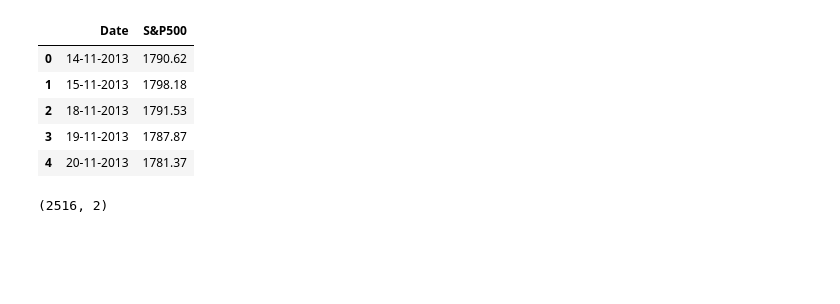
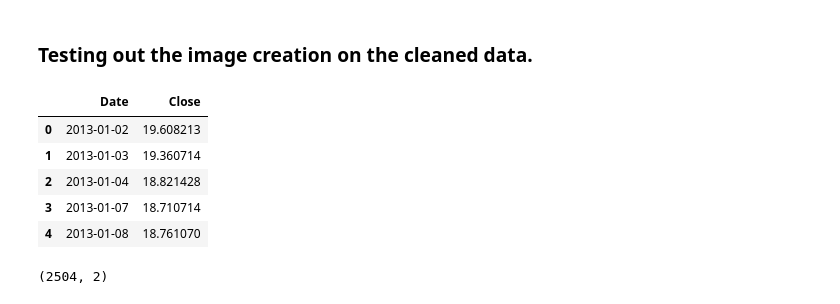
Before and after one commit to Aaryan369/Future-Stock-Price-Prediction, a Jupyter notebook: img_creation.ipynb, the cells around one changed output. Saved outputs shown, nothing was run; the diff lists cells and outputs as text; code cells hidden in the pictures; blank space fills up the shorter version.

```diff
--- a/img_creation.ipynb
+++ b/img_creation.ipynb
@@ -5,14 +21,18 @@ from sklearn.preprocessing import MinMaxScaler, StandardScaler
+# %%
+root_data_path = "./ten_companies_cleaned_csvs/"
+# %% [markdown]
+### Testing out the image creation on the cleaned data.
 # %%
-df = pd.read_csv('s&p_500_kaggle/sp500_index.csv')
+df = pd.read_csv(root_data_path+'AAPL'+'.csv')
 df.head()
 # %% [output]
-|  | Date | S&P500 |
-| 0 | 14-11-2013 | 1790.62 |
-| 1 | 15-11-2013 | 1798.18 |
-| 2 | 18-11-2013 | 1791.53 |
-| 3 | 19-11-2013 | 1787.87 |
-| 4 | 20-11-2013 | 1781.37 |
+|  | Date | Close |
+| 0 | 2013-01-02 | 19.608213 |
+| 1 | 2013-01-03 | 19.360714 |
+| 2 | 2013-01-04 | 18.821428 |
+| 3 | 2013-01-07 | 18.710714 |
+| 4 | 2013-01-08 | 18.761070 |
 # %%
 df.shape
 # %% [output]
-(2516, 2)
+(2504, 2)
```
Also changed, not shown: parts of 14 cells of this notebook, 13 other files.
